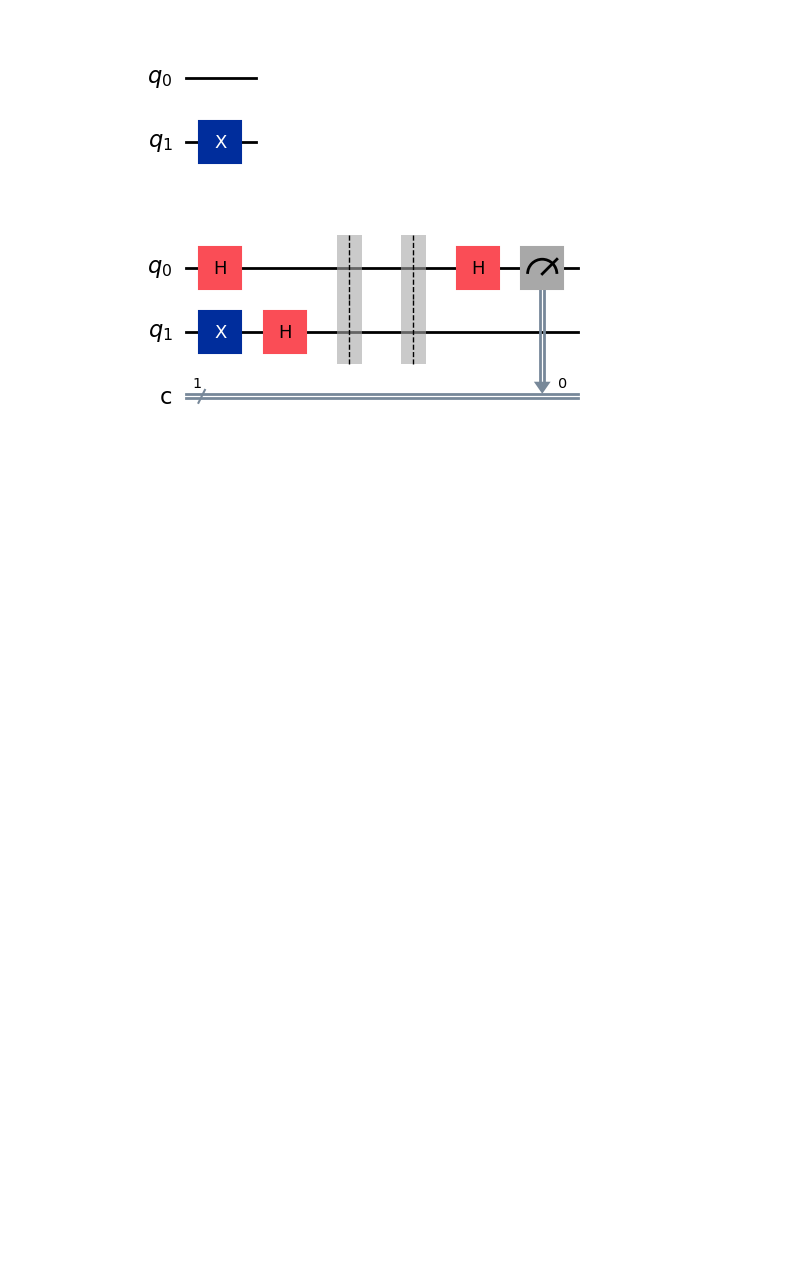
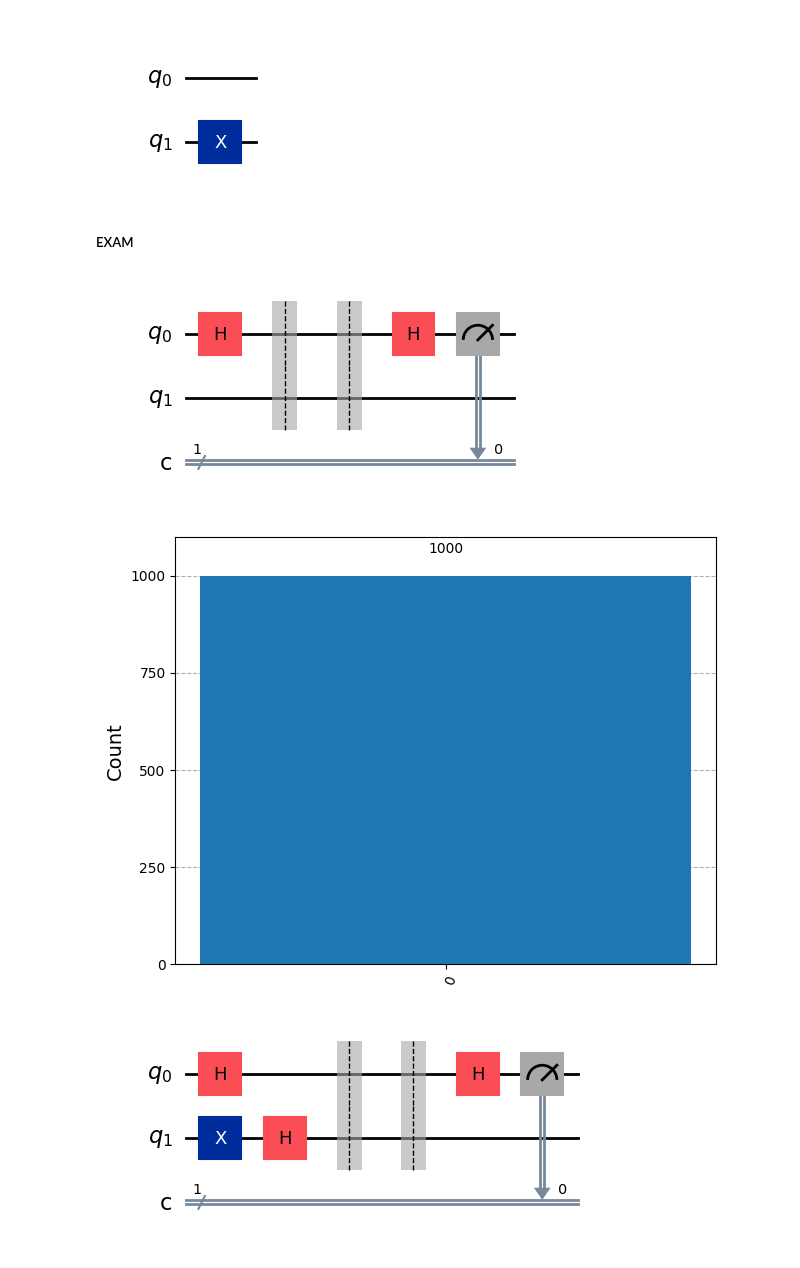
Before and after one commit to EvaaVos/Quantum_Computing_Course, a Jupyter notebook: Qiskit/Unit2_FundamentalsofQuantumAlgorithms.ipynb, the cells around one changed output. Cells and saved outputs as stored; diff of their text form; code cells hidden in the pictures; blank space fills up the shorter version.

```diff
--- a/Qiskit/Unit2_FundamentalsofQuantumAlgorithms.ipynb
+++ b/Qiskit/Unit2_FundamentalsofQuantumAlgorithms.ipynb
@@ -71,6 +71,33 @@ Function 3
 [figure]
 Function 4
 [figure]
+# %% [markdown]
+##### EXAM
+# %%
+########## EXAM ##############
+def original_deutsch_circuit(function: QuantumCircuit):
+  n = function.num_qubits - 1 #
+  qc=QuantumCircuit(n+1,n)
+
+  qc.h(range(n)) # Handermand gate for all the qubits
+  qc.barrier()
+
+  qc.compose(function, inplace=True)
+
+  qc.barrier()
+  qc.h(range(n))
+  qc.measure(range(n), range(n))
+
+  return qc
+
+display(original_deutsch_circuit(deutsch_function(1)).draw(output="mpl"))
+
+result = AerSimulator().run(original_deutsch_circuit(deutsch_function(1)), shots=1000, memory=True).result()
+measurements = result.get_counts()
+display(plot_histogram(measurements))
+# %% [output]
+[figure, added]
+[figure, added]
 # %%
 ## Creating the real Deutsch's algorithm
 
```
Also changed, not shown: parts of 3 cells of this notebook.
